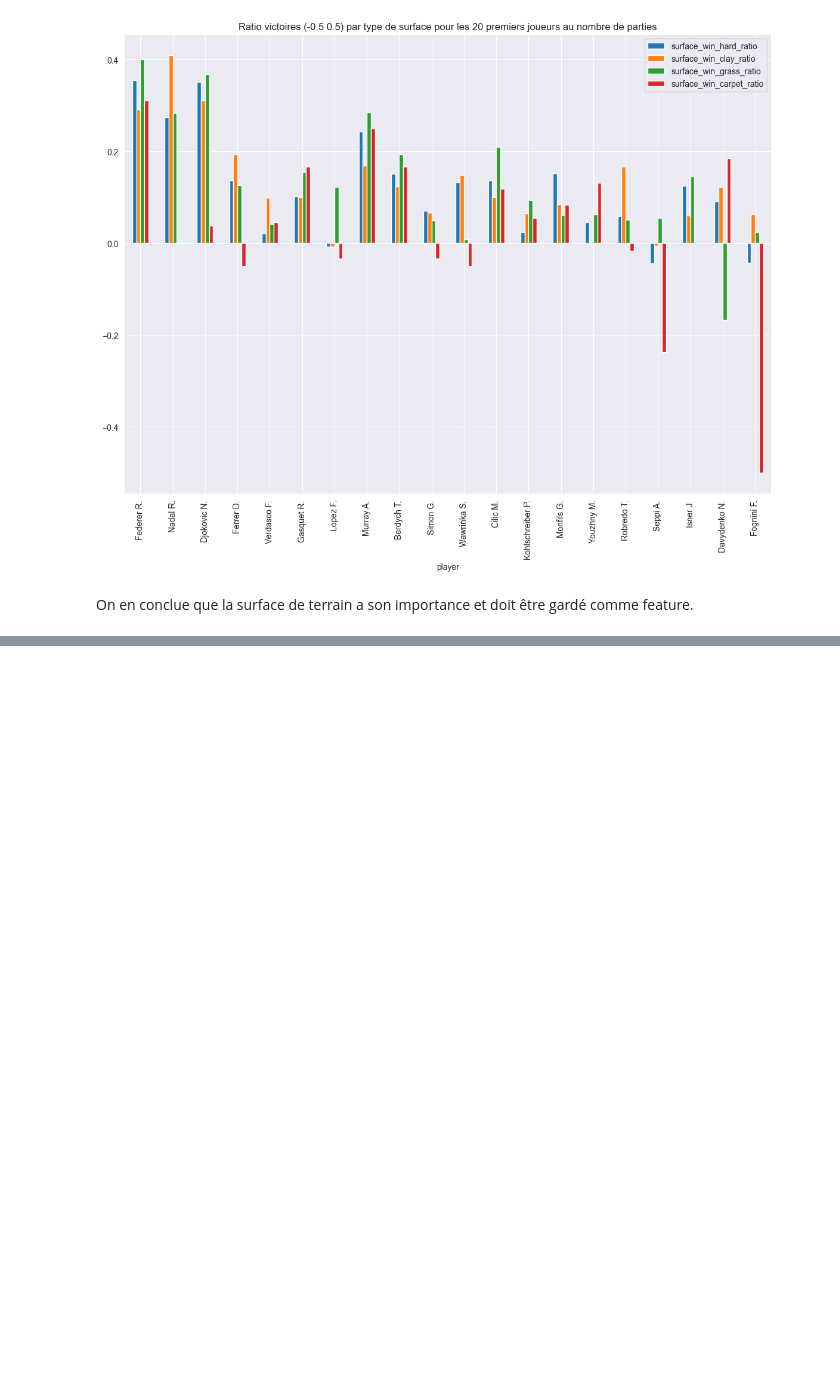
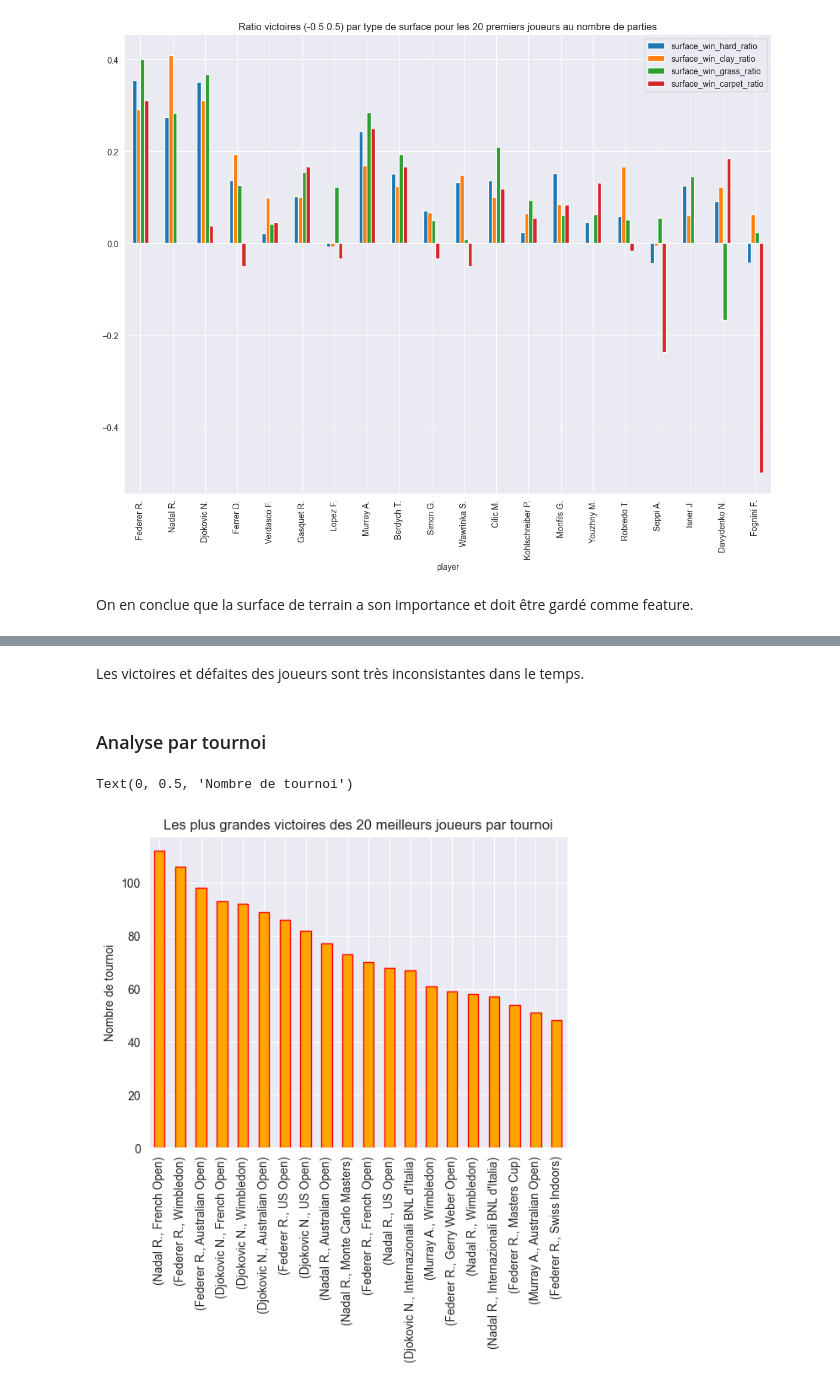
Before and after one commit to chboudry/PariTennis, a Jupyter notebook: analyse.ipynb, the cells around one changed output, grey strips where cells are left out. Drawn from its saved outputs; the diff is of its cells as text; code cells hidden in the pictures; blank space fills up the shorter version.

```diff
--- a/analyse.ipynb
+++ b/analyse.ipynb
@@ -375,0 +426,13 @@ Text(0.5, 1.0, 'Evolution de la performance (ratio victoire défaite) de Agassi
+# %% [markdown]
+Les victoires et défaites des joueurs sont très inconsistantes dans le temps.
+# %% [markdown]
+### Analyse par tournoi
+# %%
+data=pd.concat([df.Winner,df.Tournament],axis=1).groupby('Winner').value_counts().nlargest(20)
+data.plot(kind='bar',color='orange',edgecolor='red')
+plt.title('Les plus grandes victoires des 20 meilleurs joueurs par tournoi')
+plt.xlabel('')
+plt.ylabel('Nombre de tournoi')
+# %% [output]
+Text(0, 0.5, 'Nombre de tournoi')
+[figure, added]
```
Also changed, not shown: parts of 14 cells of this notebook.
